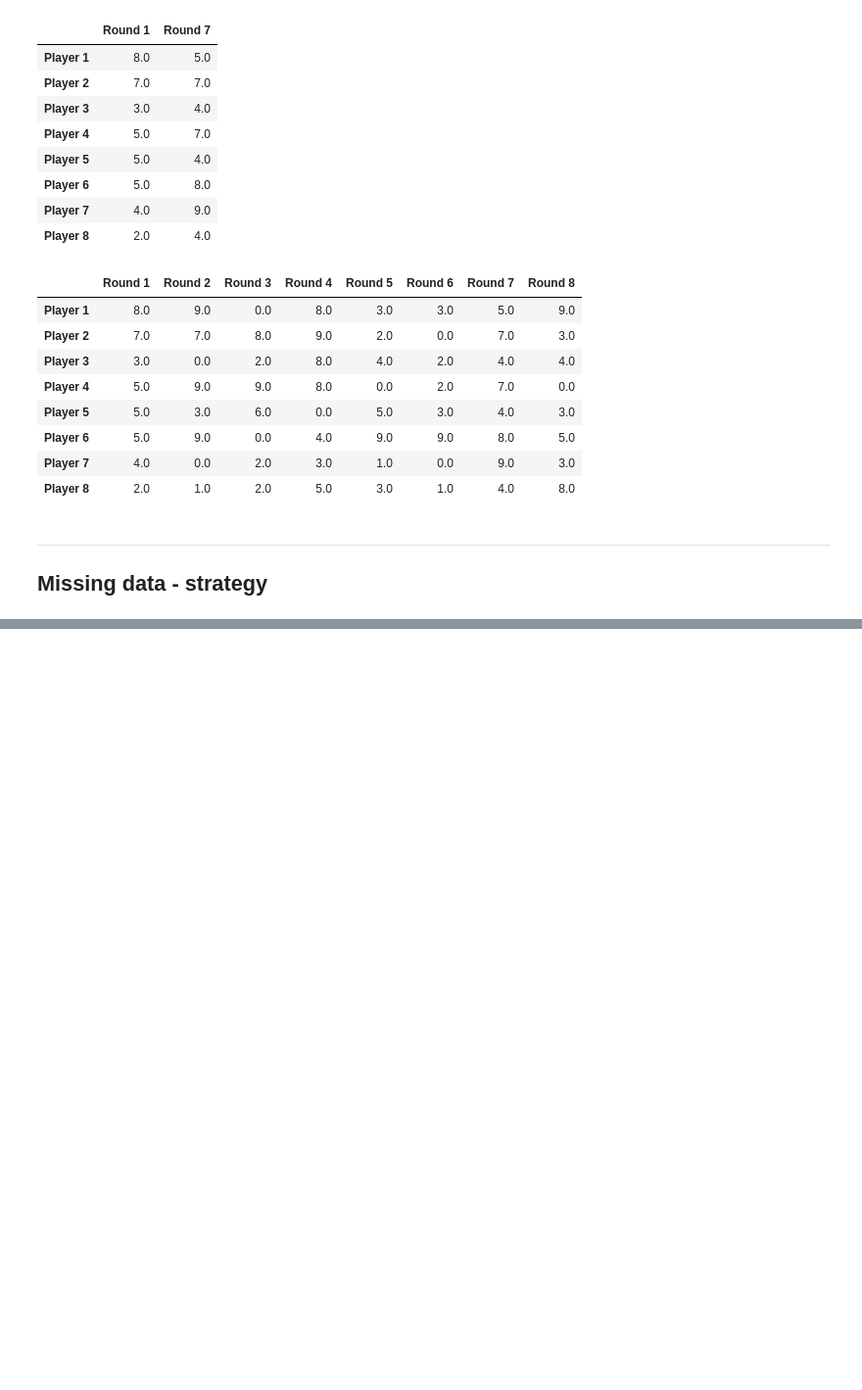
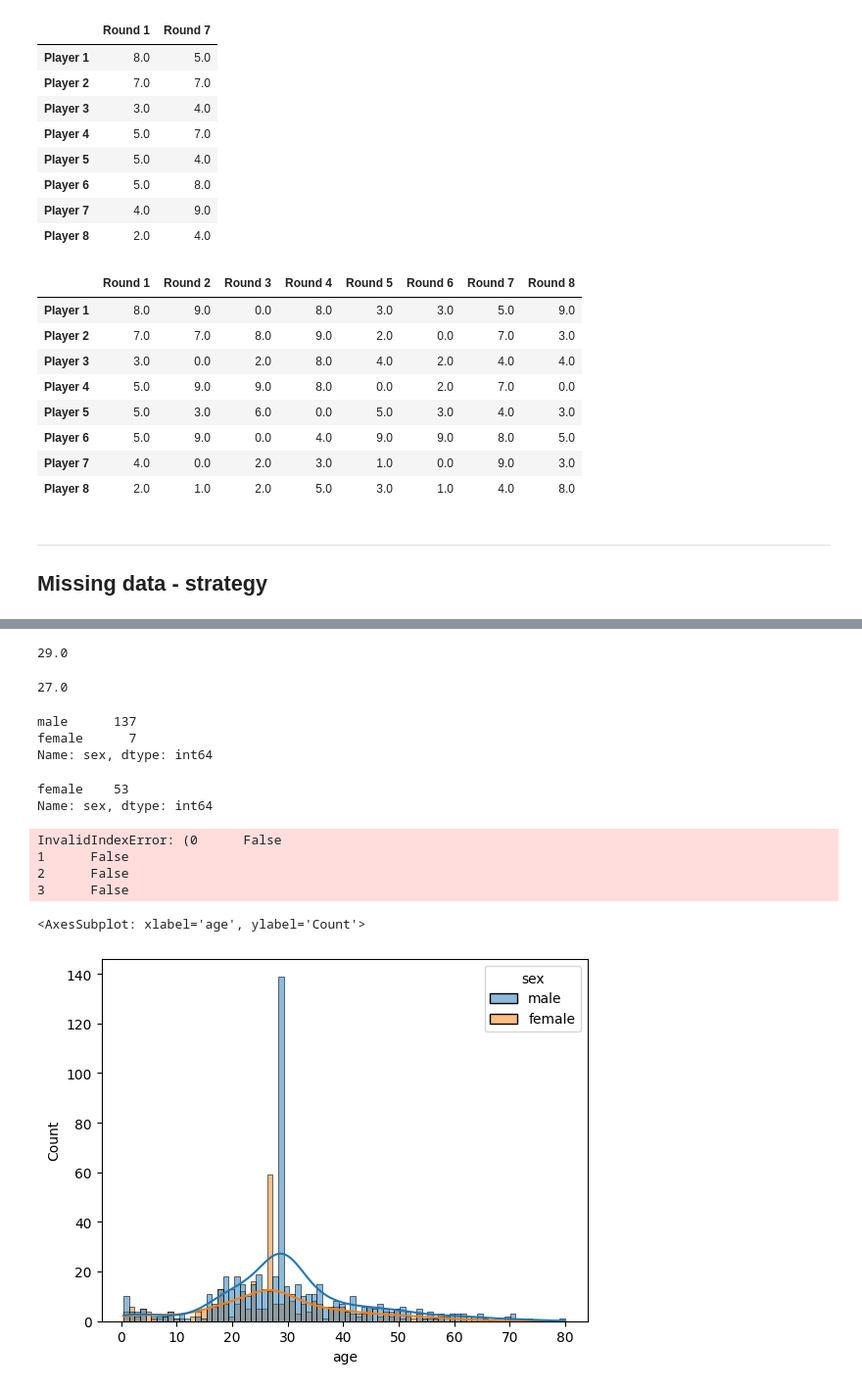
Before and after one commit to Andreas-Svensson/data_processing, a Jupyter notebook: Code-alongs/L1_missing_aggregations.ipynb, the cells around one changed output, grey strips where cells are left out. Shown at 98% size. Drawn from its saved outputs; the diff is of its cells as text; code cells hidden in the pictures; blank space fills up the shorter version.

```diff
--- a/Code-alongs/L1_missing_aggregations.ipynb
+++ b/Code-alongs/L1_missing_aggregations.ipynb
@@ -155,0 +253,32 @@ titanic
+# %%
+median_age_male = titanic[titanic["sex"] == "male"]["age"].median() # filter on sex == male, get their age, and the median of that sum
+median_age_male
+# %% [output]
+29.0
+# %%
+median_age_female = titanic[titanic["sex"] == "female"]["age"].median()
+median_age_female
+# %% [output]
+27.0
+# %%
+# NOTE: loc syntax: [rows matching condition, value of Series column in row]
+titanic.loc[titanic["sex"] == "male", "age"] = titanic.loc[titanic["sex"] == "male", "age"].fillna(median_age_male)
+
+titanic.loc[titanic["age"] == 29, "sex"].value_counts()
+# %% [output]
+male      137
+female      7
+Name: sex, dtype: int64
+# %%
+titanic.loc[titanic["age"].isnull(), "sex"].value_counts() # all rows where age == nan, and the amount of each unique sex (only females)
+# %% [output]
+female    53
+Name: sex, dtype: int64
+# %%
+titanic["age"] = titanic["age"].fillna(median_age_female) # because all remaining nan values are now females, as all male values have been filled
+titanic[titanic["age"].isnull(), "sex"].value_counts()
+# %% [output]
+InvalidIndexError: (0      False
+1      False
+2      False
+3      False
@@ -155,0 +290,6 @@ titanic
+# %%
+# looking at age
+sns.histplot(data = titanic, x = "age", hue = "sex", kde = True, bins = 80) # filled as the historian wanted
+# %% [output]
+<AxesSubplot: xlabel='age', ylabel='Count'>
+[figure, added]
```
Also changed, not shown: parts of 11 cells of this notebook, 2 other files.
